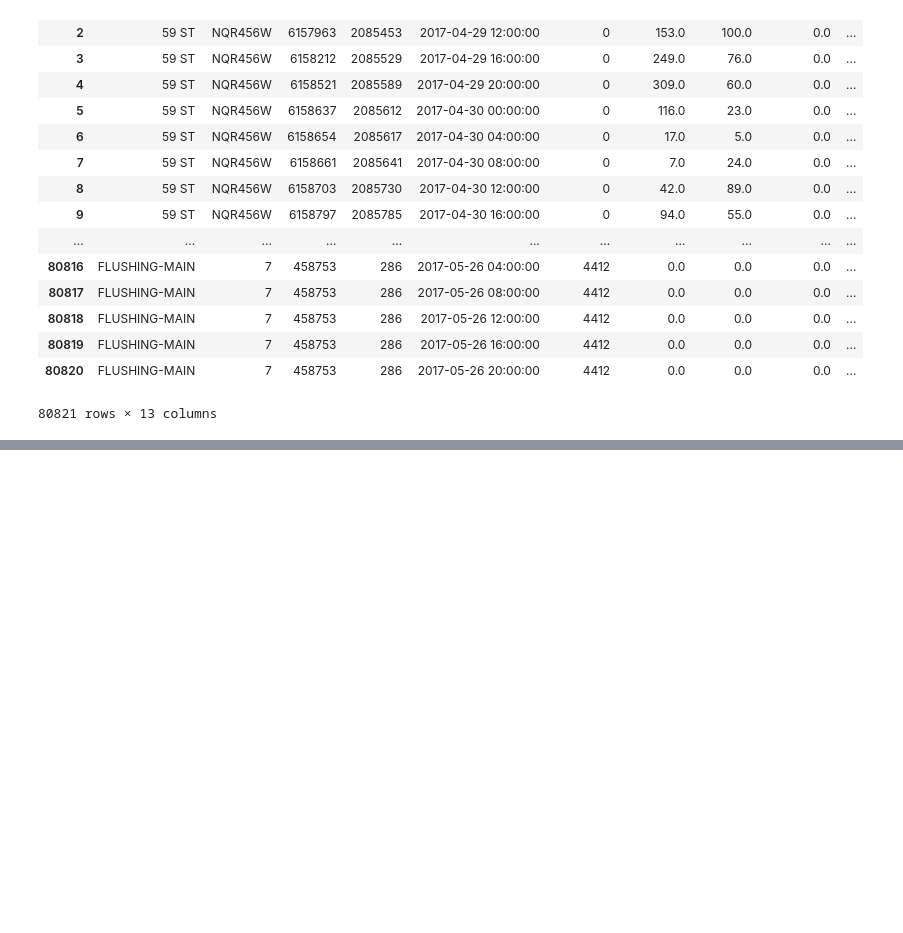
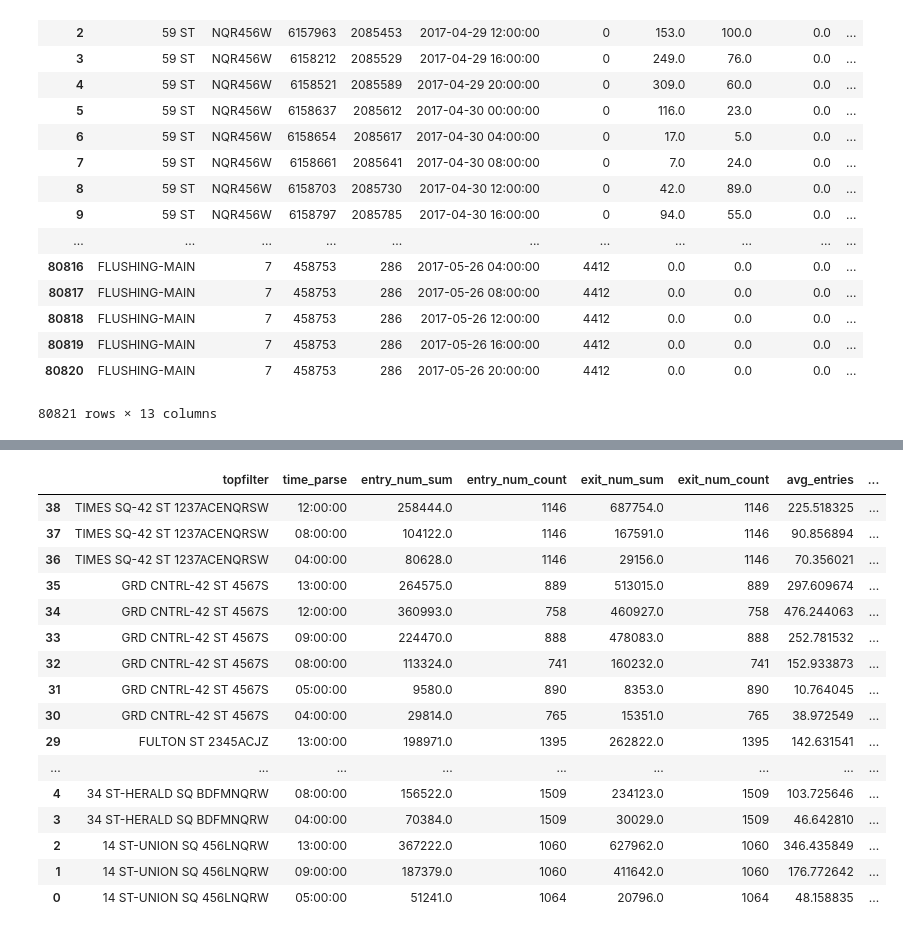
Before and after one commit to adam-ariel/Metis-Project-1----MTA, a Jupyter notebook: project1_wkbk.ipynb, the cells around one changed output, grey strips where cells are left out. Cells and saved outputs as stored; diff of their text form; code cells hidden in the pictures; blank space fills up the shorter version.

```diff
--- a/project1_wkbk.ipynb
+++ b/project1_wkbk.ipynb
@@ -562,0 +563,21 @@ See the caveats in the documentation: http://pandas.pydata.org/pandas-docs/stabl
+# %%
+morning = morning.reset_index(drop=True)
+morning.sort_values(by=['topfilter', 'time_parse', 'avg_totals'], ascending = False)
+# %% [output]
+|  | topfilter | time_parse | entry_num_sum | entry_num_count | exit_num_sum | exit_num_count | avg_entries | ... |
+| 38 | TIMES SQ-42 ST 1237ACENQRSW | 12:00:00 | 258444.0 | 1146 | 687754.0 | 1146 | 225.518325 | ... |
+| 37 | TIMES SQ-42 ST 1237ACENQRSW | 08:00:00 | 104122.0 | 1146 | 167591.0 | 1146 | 90.856894 | ... |
+| 36 | TIMES SQ-42 ST 1237ACENQRSW | 04:00:00 | 80628.0 | 1146 | 29156.0 | 1146 | 70.356021 | ... |
+| 35 | GRD CNTRL-42 ST 4567S | 13:00:00 | 264575.0 | 889 | 513015.0 | 889 | 297.609674 | ... |
+| 34 | GRD CNTRL-42 ST 4567S | 12:00:00 | 360993.0 | 758 | 460927.0 | 758 | 476.244063 | ... |
+| 33 | GRD CNTRL-42 ST 4567S | 09:00:00 | 224470.0 | 888 | 478083.0 | 888 | 252.781532 | ... |
+| 32 | GRD CNTRL-42 ST 4567S | 08:00:00 | 113324.0 | 741 | 160232.0 | 741 | 152.933873 | ... |
+| 31 | GRD CNTRL-42 ST 4567S | 05:00:00 | 9580.0 | 890 | 8353.0 | 890 | 10.764045 | ... |
+| 30 | GRD CNTRL-42 ST 4567S | 04:00:00 | 29814.0 | 765 | 15351.0 | 765 | 38.972549 | ... |
+| 29 | FULTON ST 2345ACJZ | 13:00:00 | 198971.0 | 1395 | 262822.0 | 1395 | 142.631541 | ... |
+| ... | ... | ... | ... | ... | ... | ... | ... | ... |
+| 4 | 34 ST-HERALD SQ BDFMNQRW | 08:00:00 | 156522.0 | 1509 | 234123.0 | 1509 | 103.725646 | ... |
+| 3 | 34 ST-HERALD SQ BDFMNQRW | 04:00:00 | 70384.0 | 1509 | 30029.0 | 1509 | 46.642810 | ... |
+| 2 | 14 ST-UNION SQ 456LNQRW | 13:00:00 | 367222.0 | 1060 | 627962.0 | 1060 | 346.435849 | ... |
+| 1 | 14 ST-UNION SQ 456LNQRW | 09:00:00 | 187379.0 | 1060 | 411642.0 | 1060 | 176.772642 | ... |
+| 0 | 14 ST-UNION SQ 456LNQRW | 05:00:00 | 51241.0 | 1064 | 20796.0 | 1064 | 48.158835 | ... |
```
Also changed, not shown: parts of 6 cells of this notebook.
